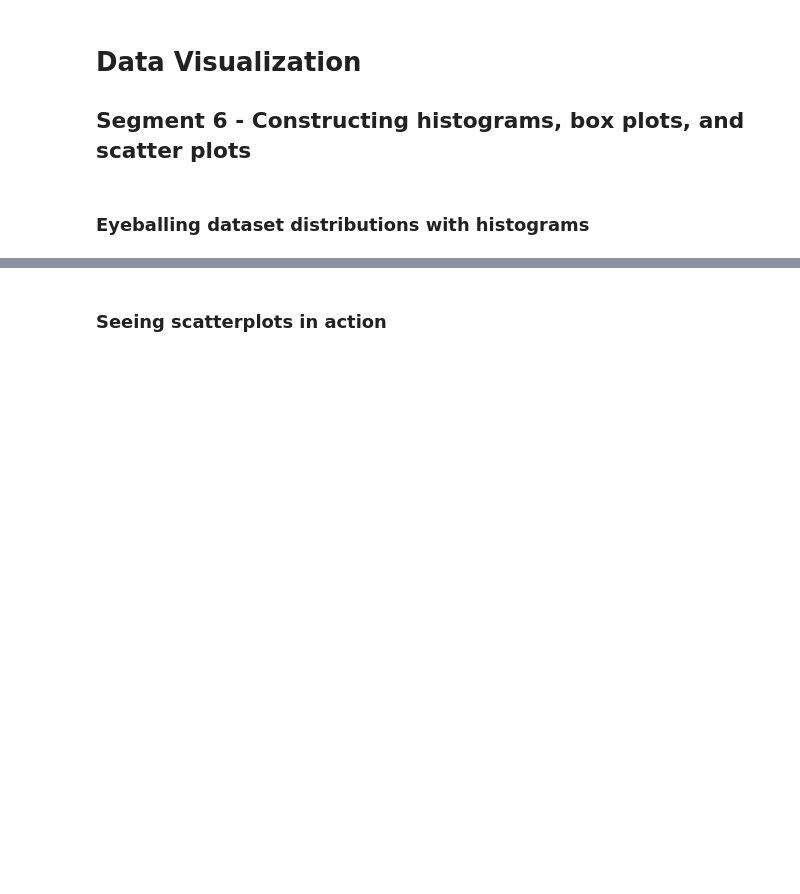
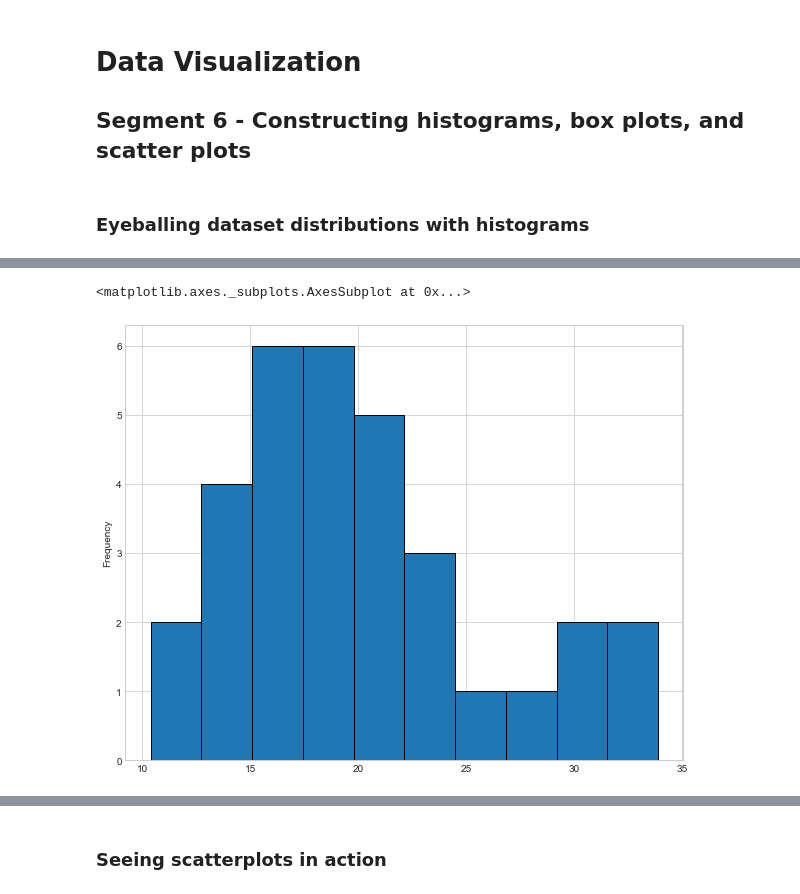
Before and after one commit to AdamHutchison/data-science, a Jupyter notebook: data_visualisation/advanced_plots.ipynb, the cells around one changed output, grey strips where cells are left out. Cells and saved outputs as stored; diff of their text form; code cells hidden in the pictures; blank space fills up the shorter version.

Commit message:
Adds box plot and historgram notes

```diff
--- a/data_visualisation/advanced_plots.ipynb
+++ b/data_visualisation/advanced_plots.ipynb
@@ -4,2 +11,9 @@
+# %%
+%matplotlib inline
+rcParams['figure.figsize'] = [10, 8]
+sb.set_style('whitegrid')
 # %% [markdown]
 ### Eyeballing dataset distributions with histograms
+# %%
+cars = pd.read_csv('./mtcars.csv', index_col = 'car_names')
+cars.head()
@@ -5,0 +28,7 @@
+# %%
+# A historgram can be created by calling the plt method off of a series
+# edge color (ec) arg can be set to show dividers between columns
+cars['mpg'].plot(kind='hist', ec='black')
+# %% [output]
+<matplotlib.axes._subplots.AxesSubplot at 0x...>
+[figure, added]
```
Also changed, not shown: parts of 9 cells of this notebook, 2 other files.
